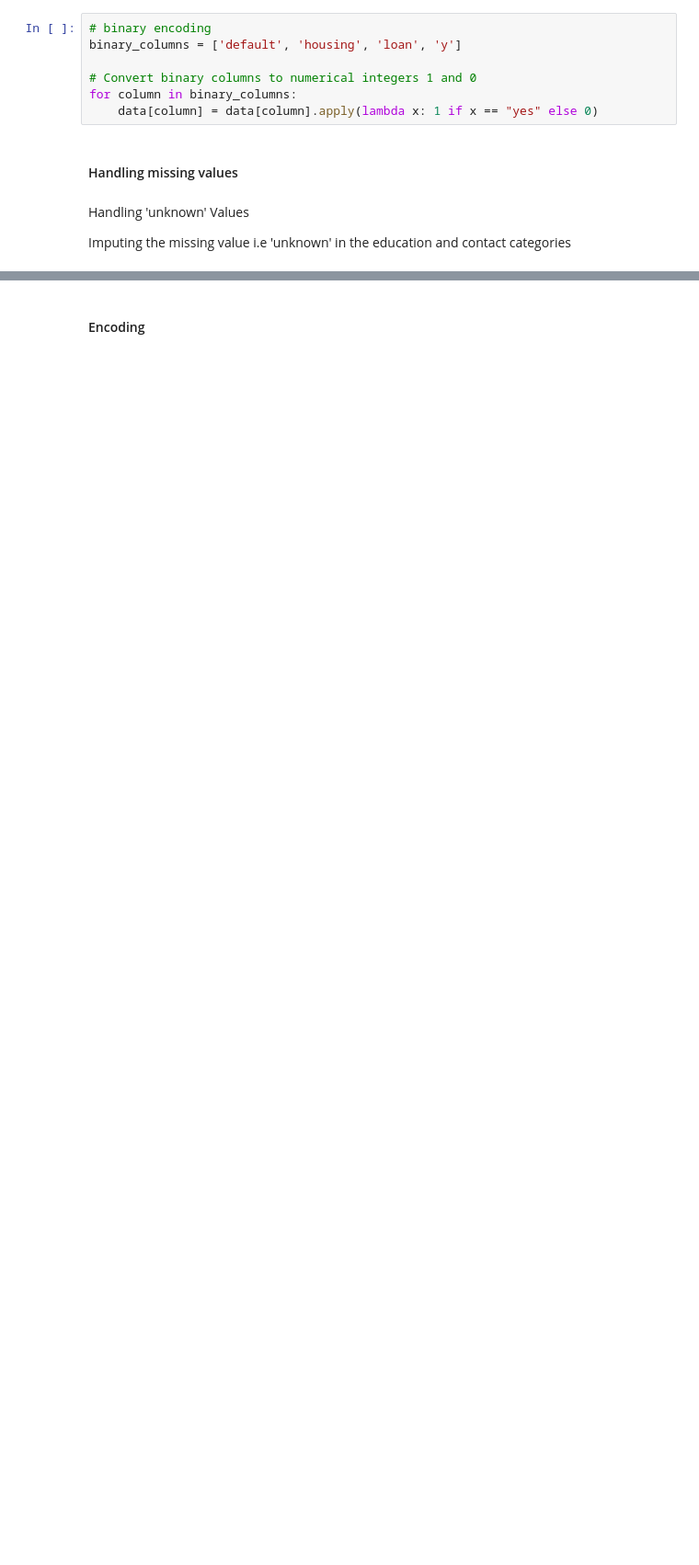
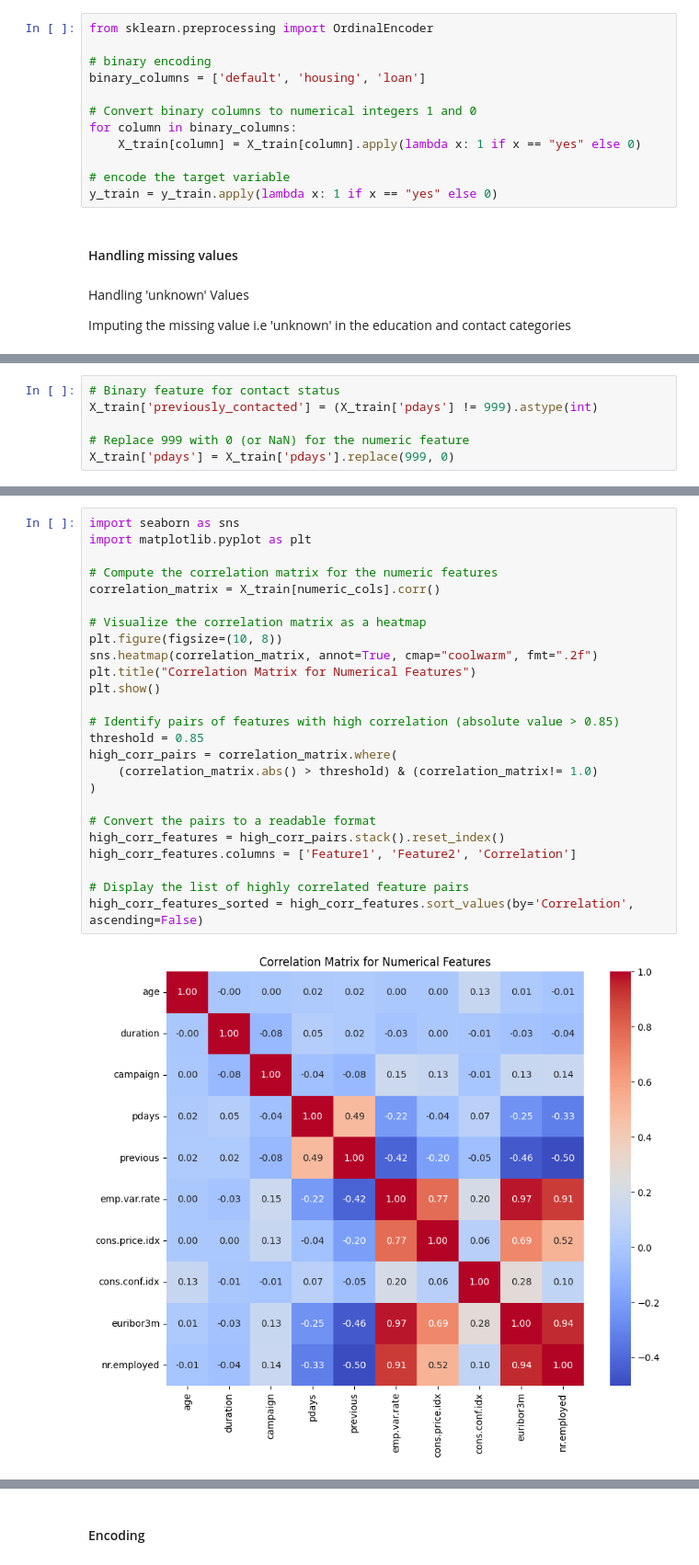
Before and after one commit to BPATHAK10/Bank-Marketing-Classifier, a Jupyter notebook: Homework-5.ipynb, the cells around one changed output, grey strips where cells are left out. Shown: that part at 92% size. Drawn from its saved outputs; the diff is of its cells as text; blank space fills up the shorter version.

```diff
--- a/Homework-5.ipynb
+++ b/Homework-5.ipynb
@@ -99,10 +119,15 @@ from sklearn.compose import ColumnTransformer
 # %%
+from sklearn.preprocessing import OrdinalEncoder
+
 # binary encoding
-binary_columns = ['default', 'housing', 'loan', 'y']
+binary_columns = ['default', 'housing', 'loan']
 
 # Convert binary columns to numerical integers 1 and 0
 for column in binary_columns:
-    data[column] = data[column].apply(lambda x: 1 if x == "yes" else 0)
+    X_train[column] = X_train[column].apply(lambda x: 1 if x == "yes" else 0)
+
+# encode the target variable
+y_train = y_train.apply(lambda x: 1 if x == "yes" else 0)
 # %% [markdown]
 #### Handling missing values
 # %% [markdown]
@@ -131,0 +164,6 @@ data['job'] = imputer.fit_transform(data['job'].values.reshape(-1, 1)).ravel()
+# %%
+# Binary feature for contact status
+X_train['previously_contacted'] = (X_train['pdays'] != 999).astype(int)
+
+# Replace 999 with 0 (or NaN) for the numeric feature
+X_train['pdays'] = X_train['pdays'].replace(999, 0)
@@ -131,0 +183,27 @@ data['job'] = imputer.fit_transform(data['job'].values.reshape(-1, 1)).ravel()
+# %%
+import seaborn as sns
+import matplotlib.pyplot as plt
+
+# Compute the correlation matrix for the numeric features
+correlation_matrix = X_train[numeric_cols].corr()
+
+# Visualize the correlation matrix as a heatmap
+plt.figure(figsize=(10, 8))
+sns.heatmap(correlation_matrix, annot=True, cmap="coolwarm", fmt=".2f")
+plt.title("Correlation Matrix for Numerical Features")
+plt.show()
+
+# Identify pairs of features with high correlation (absolute value > 0.85)
+threshold = 0.85
+high_corr_pairs = correlation_matrix.where(
+    (correlation_matrix.abs() > threshold) & (correlation_matrix!= 1.0)
+)
+
+# Convert the pairs to a readable format
+high_corr_features = high_corr_pairs.stack().reset_index()
+high_corr_features.columns = ['Feature1', 'Feature2', 'Correlation']
+
+# Display the list of highly correlated feature pairs
+high_corr_features_sorted = high_corr_features.sort_values(by='Correlation', ascending=False)
+# %% [output]
+[figure, added]
```
Also changed, not shown: parts of 63 cells of this notebook, 1 other file.
